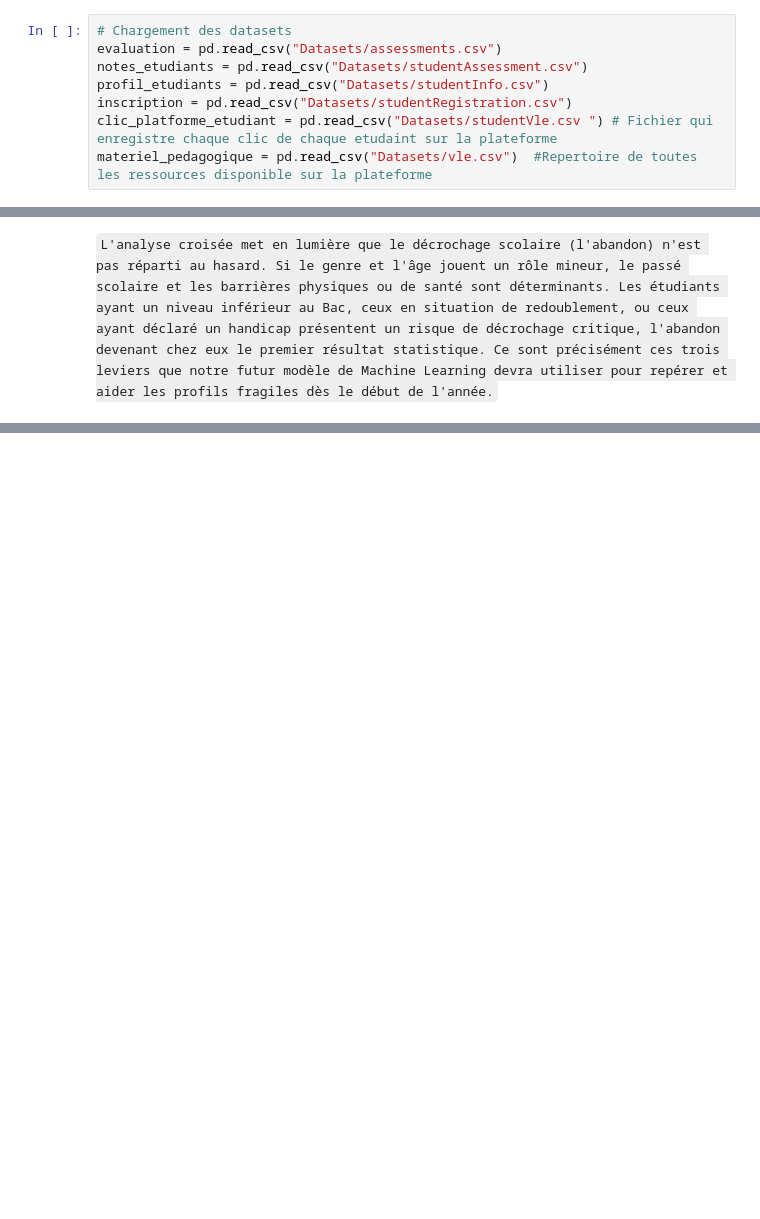
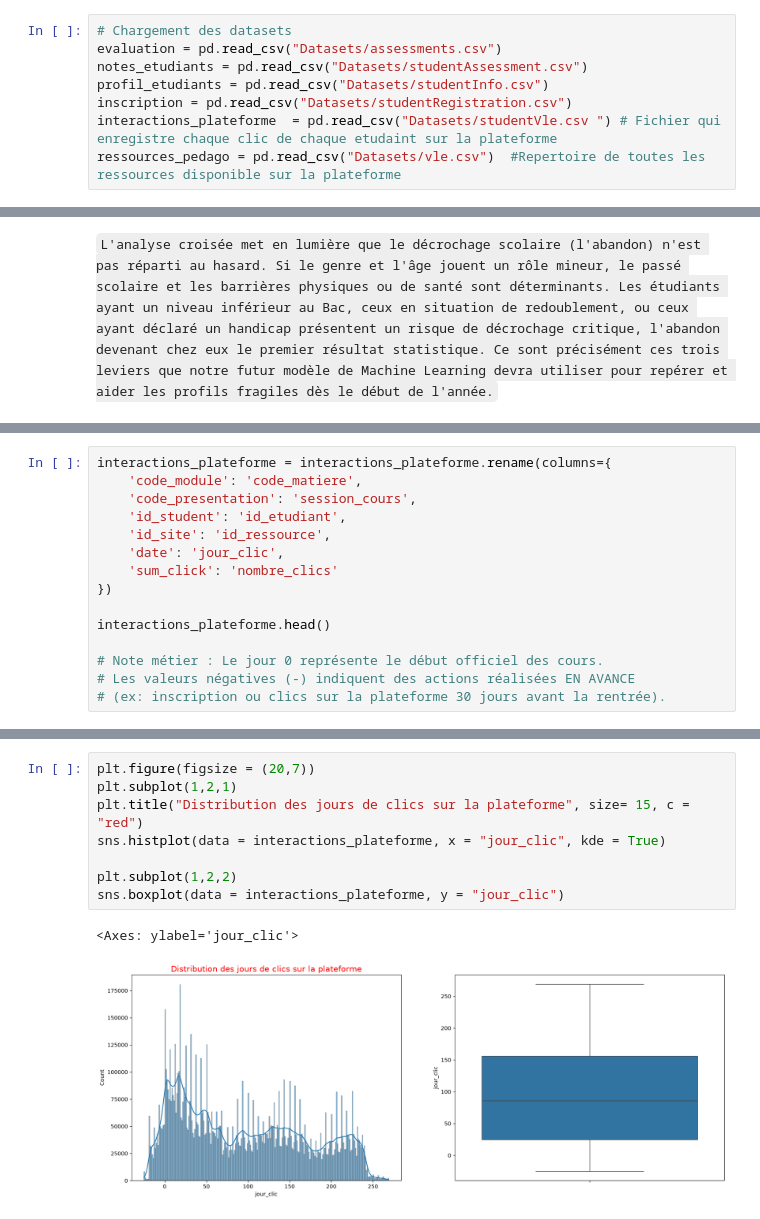
Before and after one commit to SAKPANI/Student-Success-Analytics, a Jupyter notebook: Student-Success-Analytics.ipynb, the cells around one changed output, grey strips where cells are left out. Drawn from its saved outputs; the diff is of its cells as text; blank space fills up the shorter version.

```diff
--- a/Student-Success-Analytics.ipynb
+++ b/Student-Success-Analytics.ipynb
@@ -9,8 +9,8 @@ evaluation = pd.read_csv("Datasets/assessments.csv")
 notes_etudiants = pd.read_csv("Datasets/studentAssessment.csv")
 profil_etudiants = pd.read_csv("Datasets/studentInfo.csv")
 inscription = pd.read_csv("Datasets/studentRegistration.csv")
-clic_platforme_etudiant = pd.read_csv("Datasets/studentVle.csv ") # Fichier qui enregistre chaque clic de chaque etudaint sur la plateforme
-materiel_pedagogique = pd.read_csv("Datasets/vle.csv")  #Repertoire de toutes les ressources disponible sur la plateforme
+interactions_plateforme  = pd.read_csv("Datasets/studentVle.csv ") # Fichier qui enregistre chaque clic de chaque etudaint sur la plateforme
+ressources_pedago = pd.read_csv("Datasets/vle.csv")  #Repertoire de toutes les ressources disponible sur la plateforme
 # %% [markdown]
 <h3 style = "background : blue; width : 800px">
     01 -
@@ -588,0 +731,15 @@ plt.legend()
+# %%
+interactions_plateforme = interactions_plateforme.rename(columns={
+    'code_module': 'code_matiere',
+    'code_presentation': 'session_cours',
+    'id_student': 'id_etudiant',
+    'id_site': 'id_ressource',
+    'date': 'jour_clic',
+    'sum_click': 'nombre_clics'
+})
+
+interactions_plateforme.head()
+
+# Note métier : Le jour 0 représente le début officiel des cours.
+# Les valeurs négatives (-) indiquent des actions réalisées EN AVANCE
+# (ex: inscription ou clics sur la plateforme 30 jours avant la rentrée).
@@ -588,0 +779,11 @@ plt.legend()
+# %%
+plt.figure(figsize = (20,7))
+plt.subplot(1,2,1)
+plt.title("Distribution des jours de clics sur la plateforme", size= 15, c = "red")
+sns.histplot(data = interactions_plateforme, x = "jour_clic", kde = True)
+
+plt.subplot(1,2,2)
+sns.boxplot(data = interactions_plateforme, y = "jour_clic")
+# %% [output]
+<Axes: ylabel='jour_clic'>
+[figure, added]
```
Also changed, not shown: parts of 39 cells of this notebook.
